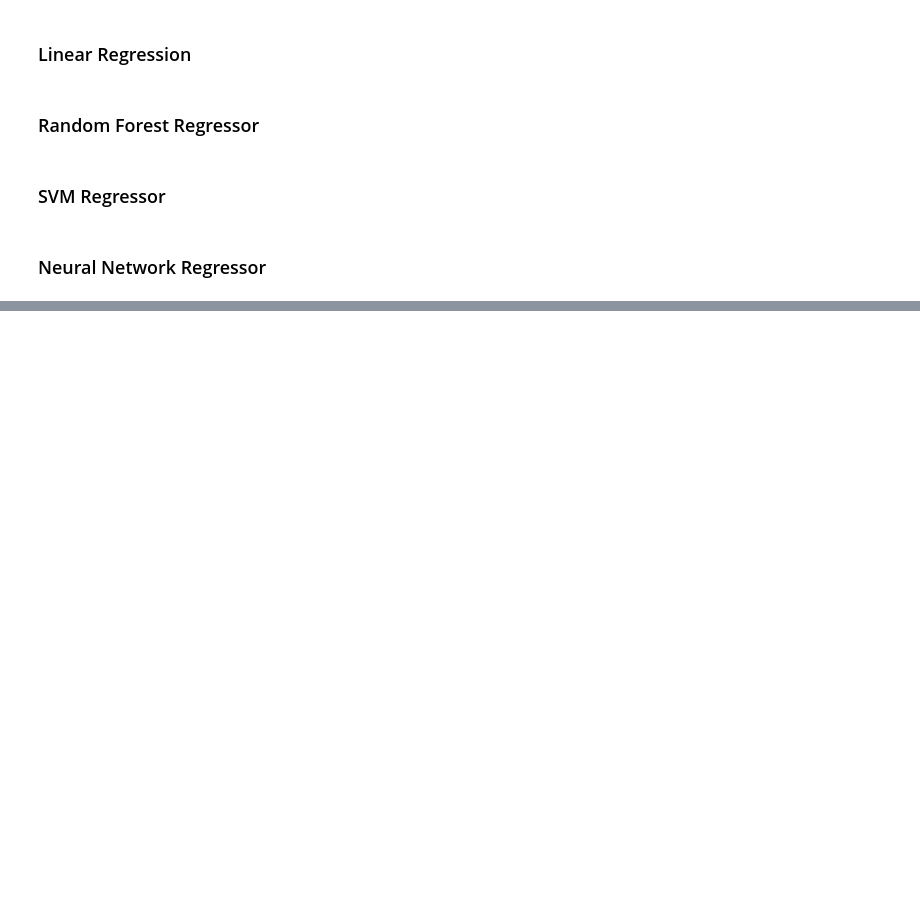
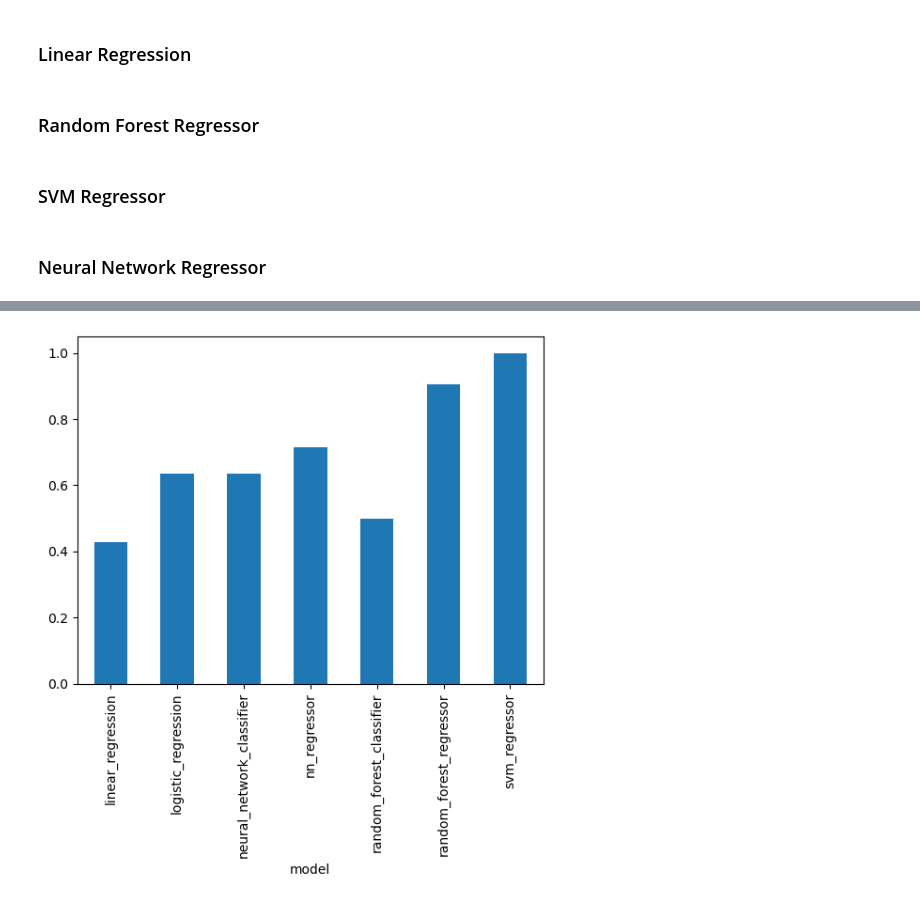
Before and after one commit to veronicanigro/Formula_1, a Jupyter notebook: data modelling/modelling.ipynb, the cells around one changed output, grey strips where cells are left out. Saved outputs shown, nothing was run; the diff lists cells and outputs as text; code cells hidden in the pictures; blank space fills up the shorter version.

```diff
--- a/data modelling/modelling.ipynb
+++ b/data modelling/modelling.ipynb
@@ -106,24 +121,24 @@ for criterion in params['criterion']:
 # %% [markdown]
 ### SVM Classifier
 # %%
-# Support Vector Machines
+# # # Support Vector Machines
 
-params={'gamma': np.logspace(-4, -1, 20),
-        'C': np.logspace(-2, 1, 20),
-        'kernel': ['linear', 'poly', 'rbf', 'sigmoid']}
+# params={'gamma': np.logspace(-4, -1, 27),
+#         'C': np.logspace(-2, 1, 27),
+#         'kernel': ['linear']}
 
-for gamma in params['gamma']:
-    for c in params['C']:
-        for kernel in params['kernel']:
-            model_params = (gamma, c, kernel)
-            model = svm.SVC(probability = True, gamma = gamma, C = c, kernel = kernel )
-            model.fit(X_train, y_train)
+# for gamma in params['gamma']:
+#     for c in params['C']:
+#         for kernel in params['kernel']:
+#             model_params = (gamma, c, kernel)
+#             model = svm.SVC(probability = True, gamma = gamma, C = c, kernel = kernel )
+#             model.fit(X_train, y_train)
 
-            model_score = score_classification(model)
+#             model_score = score_classification(model)
 
-            comparison_dict['model'].append('svm_classifier')
-            comparison_dict['params'].append(model_params)
-            comparison_dict['score'].append(model_score)
+#             comparison_dict['model'].append('svm_classifier')
+#             comparison_dict['params'].append(model_params)
+#             comparison_dict['score'].append(model_score)
 # %% [markdown]
 ### Neural Network Classifier
 # %%
@@ -131,7 +146,7 @@ for gamma in params['gamma']:
 
 params={'hidden_layer_sizes': [(80,20,40,5), (75,25,50,10)],
         'activation': ['identity', 'logistic', 'tanh', 'relu'],
-        'solver': ['lbfgs', 'sgd', 'adam', 'logistic'],
+        'solver': ['sgd', 'adam'],
         'alpha': np.logspace(-4,2,20)}
 
 
@@ -154,7 +169,7 @@ for hidden_layer_sizes in params['hidden_layer_sizes']:
 # %%
 df = data.copy()
 
-train = df[df.season <2019]
+train = df[df.season <2023]
 X_train = train.drop(['driver', 'podium'], axis = 1)
 y_train = train.podium
 
@@ -273,0 +317,2 @@ pd.DataFrame(comparison_dict).groupby('model')['score'].max()
+# %%
+df1 = pd.DataFrame.from_dict(comparison_dict).groupby('model')['score'].max()
@@ -273,0 +321,4 @@ pd.DataFrame(comparison_dict).groupby('model')['score'].max()
+# %%
+ax = df1.plot.bar(x='model', rot=90)
+# %% [output]
+[figure, added]
```
Also changed, not shown: parts of 9 cells of this notebook, 1 other file.
